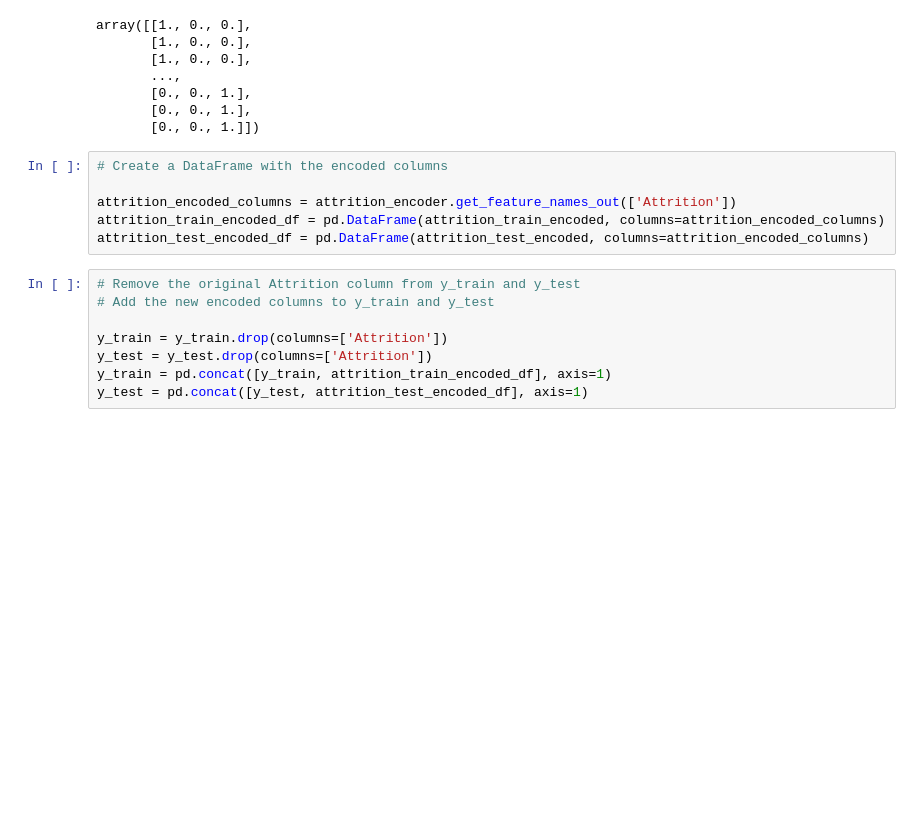
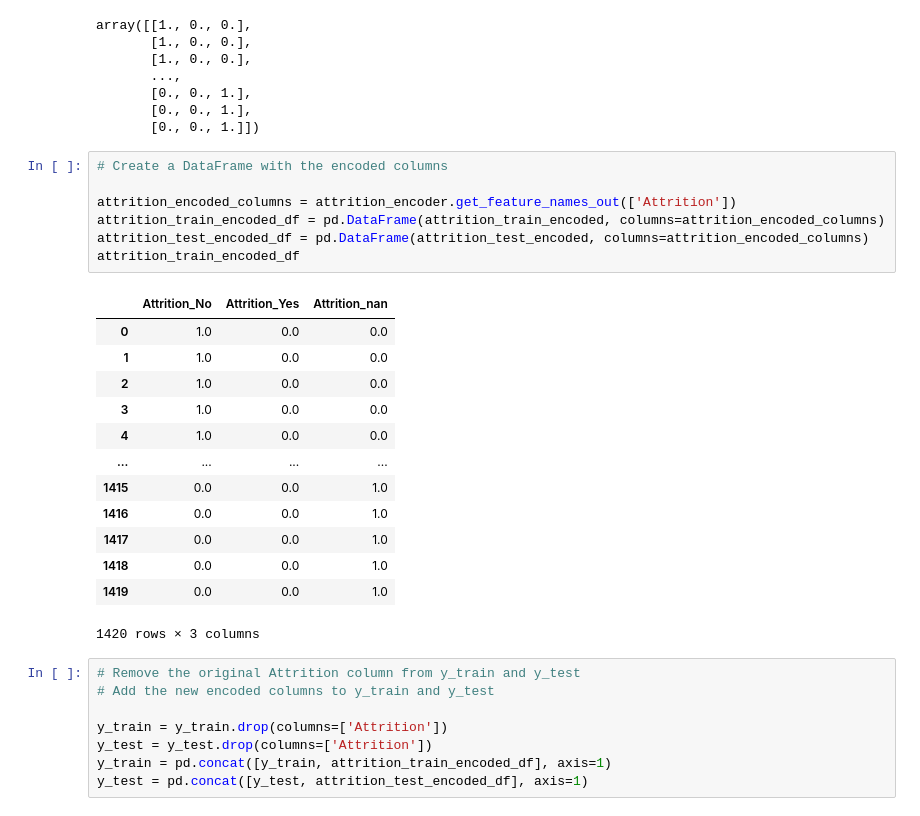
Before and after one commit to Dragon9804/neural-network-challenge-2, a Jupyter notebook: attrition.ipynb, the cells around one changed output. Drawn from its saved outputs; the diff is of its cells as text; blank space fills up the shorter version.

```diff
--- a/attrition.ipynb
+++ b/attrition.ipynb
@@ -208,9 +208,24 @@ array([[1., 0., 0.],
 # %%
 # Create a DataFrame with the encoded columns
 
 attrition_encoded_columns = attrition_encoder.get_feature_names_out(['Attrition'])
 attrition_train_encoded_df = pd.DataFrame(attrition_train_encoded, columns=attrition_encoded_columns)
 attrition_test_encoded_df = pd.DataFrame(attrition_test_encoded, columns=attrition_encoded_columns)
+attrition_train_encoded_df
+# %% [output]
+|  | Attrition_No | Attrition_Yes | Attrition_nan |
+| 0 | 1.0 | 0.0 | 0.0 |
+| 1 | 1.0 | 0.0 | 0.0 |
+| 2 | 1.0 | 0.0 | 0.0 |
+| 3 | 1.0 | 0.0 | 0.0 |
+| 4 | 1.0 | 0.0 | 0.0 |
+| ... | ... | ... | ... |
+| 1415 | 0.0 | 0.0 | 1.0 |
+| 1416 | 0.0 | 0.0 | 1.0 |
+| 1417 | 0.0 | 0.0 | 1.0 |
+| 1418 | 0.0 | 0.0 | 1.0 |
+| 1419 | 0.0 | 0.0 | 1.0 |
+1420 rows × 3 columns
 # %%
 # Remove the original Attrition column from y_train and y_test
 # Add the new encoded columns to y_train and y_test
```
